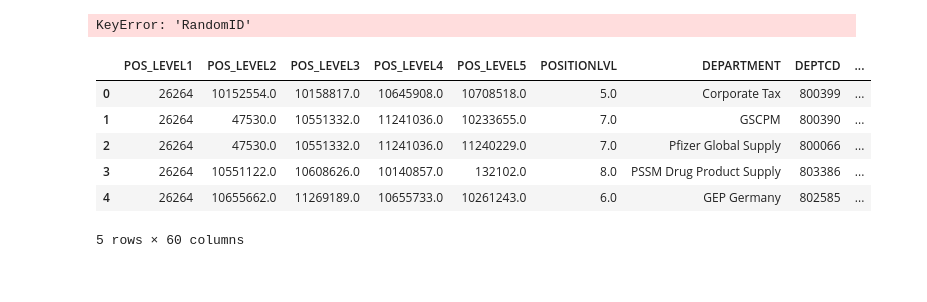
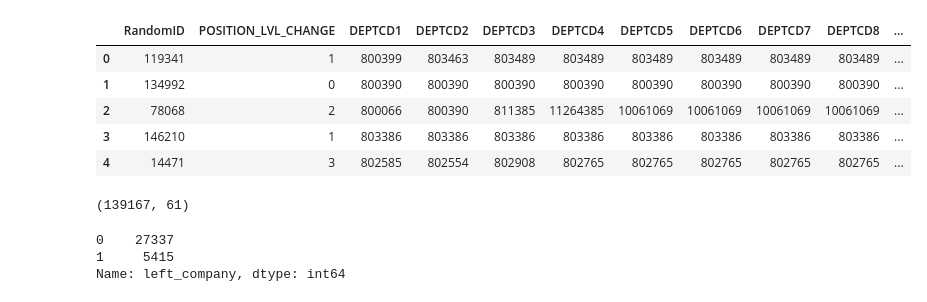
Before and after one commit to asakura000/Team_Pfizer, a Jupyter notebook: LogisticRegression.ipynb, the cells around one changed output. Cells and saved outputs as stored; diff of their text form; code cells hidden in the pictures.

```diff
--- a/LogisticRegression.ipynb
+++ b/LogisticRegression.ipynb
@@ -1,4 +1,14 @@
 # %%
 import pandas as pd
-import sklearn.linear_model
 import numpy as np
+import math
+
+import matplotlib.pyplot as plt
+
+import seaborn as sns
+
+sns.set()
+
+%matplotlib inline
+
+pd.set_option("display.max_columns", None)
@@ -5,19 +22,24 @@ import numpy as np
 # %%
-df = pd.read_csv("Pfizer_2021_v3.csv", low_memory=False)
+df = pd.read_csv("Atsuko_11-26-21_all_employees.csv")
 # %%
-df = pd.read_csv('Pfizer_Turnover_Prediction_Model_version2.csv', low_memory=False)
+# Helper function to split our data
+from sklearn.model_selection import train_test_split
+
+# This is our Logit model
+from sklearn.linear_model import LogisticRegression
+
+# Helper fuctions to evaluate our model.
+from sklearn.metrics import accuracy_score, precision_score, recall_score, confusion_matrix
 # %%
-del df['RandomID']
-df.dropna()
+df.head()
 # %% [output]
-KeyError: 'RandomID'
+|  | RandomID | POSITION_LVL_CHANGE | DEPTCD1 | DEPTCD2 | DEPTCD3 | DEPTCD4 | DEPTCD5 | DEPTCD6 | DEPTCD7 | DEPTCD8 | ... |
+| 0 | 119341 | 1 | 800399 | 803463 | 803489 | 803489 | 803489 | 803489 | 803489 | 803489 | ... |
+| 1 | 134992 | 0 | 800390 | 800390 | 800390 | 800390 | 800390 | 800390 | 800390 | 800390 | ... |
+| 2 | 78068 | 2 | 800066 | 800390 | 811385 | 11264385 | 10061069 | 10061069 | 10061069 | 10061069 | ... |
+| 3 | 146210 | 1 | 803386 | 803386 | 803386 | 803386 | 803386 | 803386 | 803386 | 803386 | ... |
+| 4 | 14471 | 3 | 802585 | 802554 | 802908 | 802765 | 802765 | 802765 | 802765 | 802765 | ... |
 # %%
-df.head()
+df.shape
 # %% [output]
-|  | POS_LEVEL1 | POS_LEVEL2 | POS_LEVEL3 | POS_LEVEL4 | POS_LEVEL5 | POSITIONLVL | DEPARTMENT | DEPTCD | ... |
-| 0 | 26264 | 10152554.0 | 10158817.0 | 10645908.0 | 10708518.0 | 5.0 | Corporate Tax | 800399 | ... |
-| 1 | 26264 | 47530.0 | 10551332.0 | 11241036.0 | 10233655.0 | 7.0 | GSCPM | 800390 | ... |
-| 2 | 26264 | 47530.0 | 10551332.0 | 11241036.0 | 11240229.0 | 7.0 | Pfizer Global Supply | 800066 | ... |
-| 3 | 26264 | 10551122.0 | 10608626.0 | 10140857.0 | 132102.0 | 8.0 | PSSM Drug Product Supply | 803386 | ... |
-| 4 | 26264 | 10655662.0 | 11269189.0 | 10655733.0 | 10261243.0 | 6.0 | GEP Germany | 802585 | ... |
-5 rows × 60 columns
+(139167, 61)
@@ -23,0 +80,6 @@ df.head()
+# %%
+df['left_company'].value_counts()
+# %% [output]
+0    27337
+1     5415
+Name: left_company, dtype: int64
```
Also changed, not shown: parts of 20 cells of this notebook.
